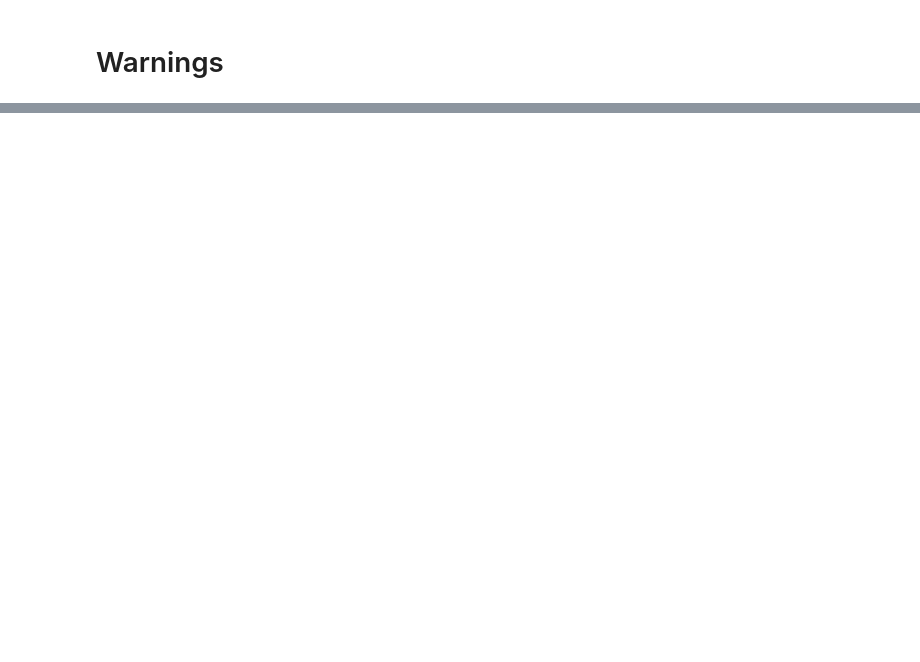
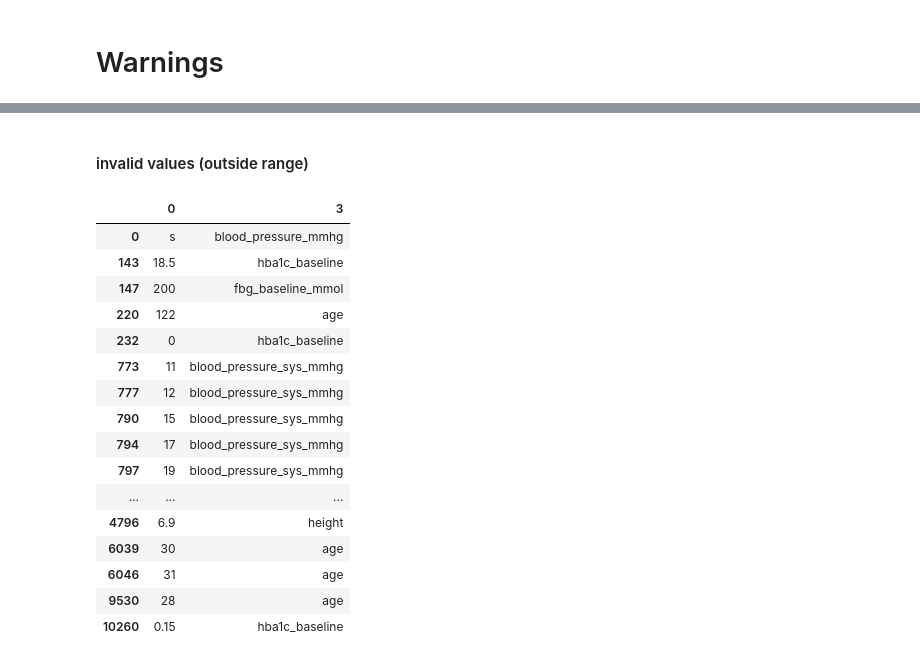
Before and after one commit to CorrelAidSwitzerland/a4d, a Jupyter notebook: scripts/logs.ipynb, the cells around one changed output, grey strips where cells are left out. Saved outputs shown, nothing was run; the diff lists cells and outputs as text; code cells hidden in the pictures; blank space fills up the shorter version.

```diff
--- a/scripts/logs.ipynb
+++ b/scripts/logs.ipynb
@@ -167,0 +230,24 @@ names
+# %% [markdown]
+#### invalid values (outside range)
+# %%
+subdf = df[(~df.warning.isna()) & (df.warning.str.contains("Found invalid value", regex=False))]
+
+subdf.warning.str.strip("Found invalid value ").str.split(expand=True)[[0,3]].drop_duplicates()
+# %% [output]
+|  | 0 | 3 |
+| 0 | s | blood_pressure_mmhg |
+| 143 | 18.5 | hba1c_baseline |
+| 147 | 200 | fbg_baseline_mmol |
+| 220 | 122 | age |
+| 232 | 0 | hba1c_baseline |
+| 773 | 11 | blood_pressure_sys_mmhg |
+| 777 | 12 | blood_pressure_sys_mmhg |
+| 790 | 15 | blood_pressure_sys_mmhg |
+| 794 | 17 | blood_pressure_sys_mmhg |
+| 797 | 19 | blood_pressure_sys_mmhg |
+| ... | ... | ... |
+| 4796 | 6.9 | height |
+| 6039 | 30 | age |
+| 6046 | 31 | age |
+| 9530 | 28 | age |
+| 10260 | 0.15 | hba1c_baseline |
```
Also changed, not shown: parts of 27 cells of this notebook, 5 other files.
